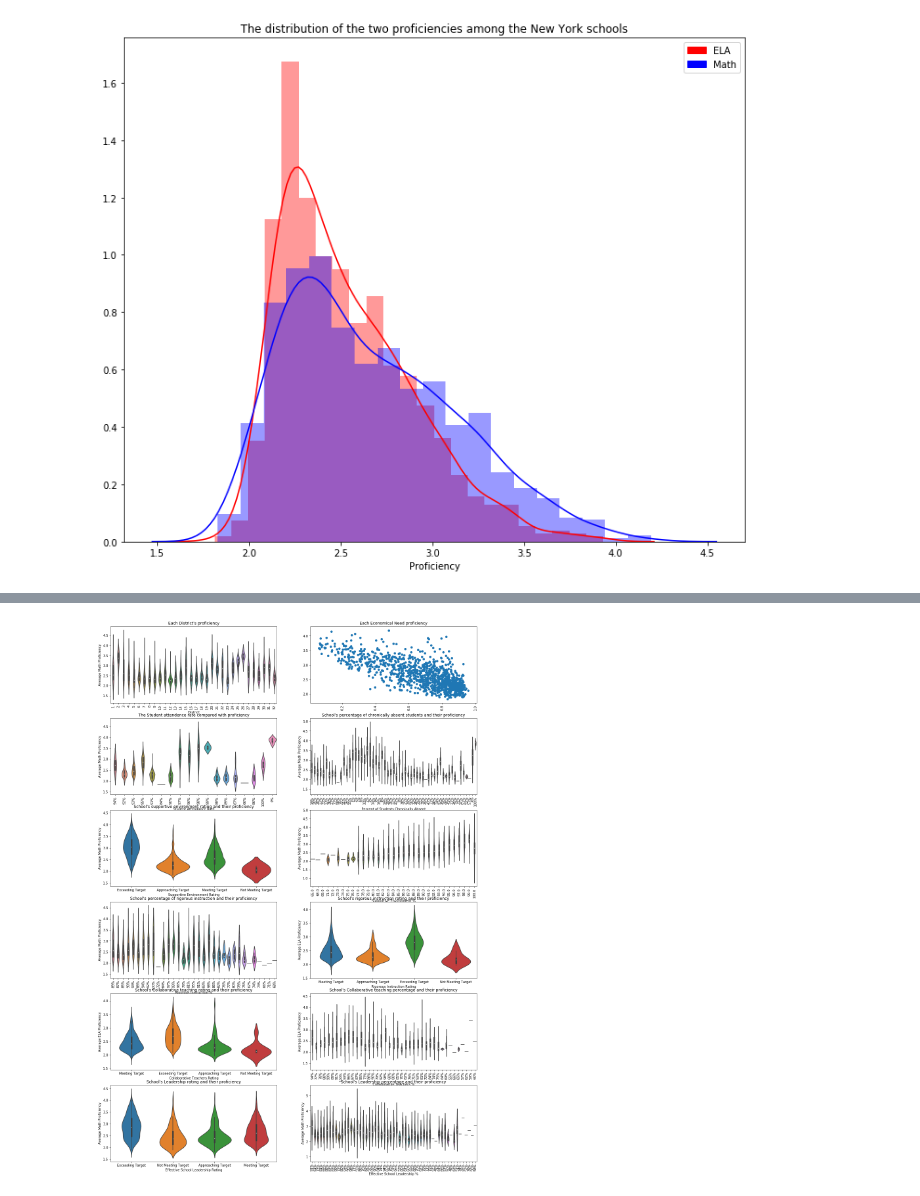
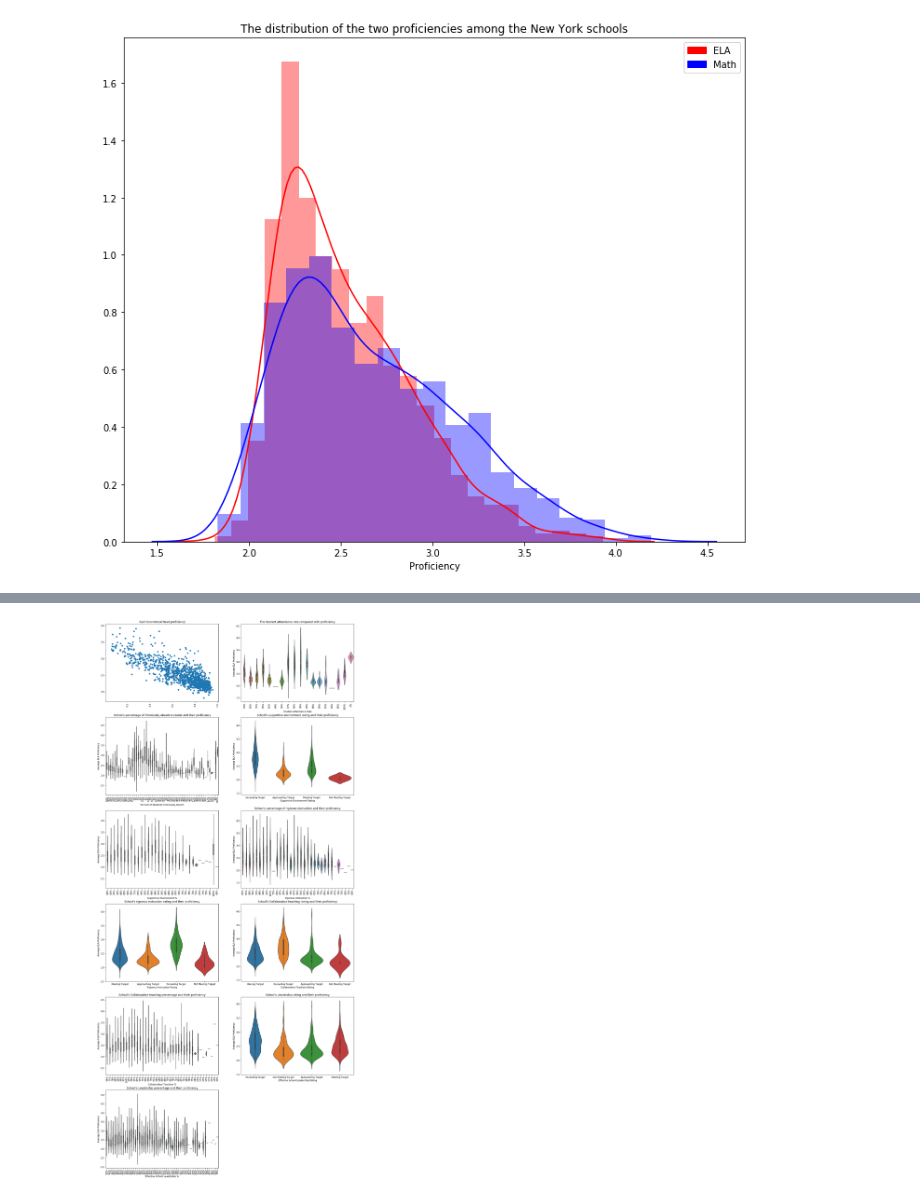
Before and after one commit to efuller11/Thinkful, a Jupyter notebook: Unit 3 Capstone.ipynb, the cells around one changed output, grey strips where cells are left out. Saved outputs shown, nothing was run; the diff lists cells and outputs as text; code cells hidden in the pictures.

```diff
--- a/Unit 3 Capstone.ipynb
+++ b/Unit 3 Capstone.ipynb
@@ -69,0 +172,2 @@ school_df = new_df.dropna(how = 'any')
+# %%
+new_df = df[selected_columns]
@@ -84,3 +188,0 @@ school_df.describe()
-# %%
-school_df['Supportive Environment %'] = school_df['Supportive Environment %'].str.replace('%', '')
-school_df['Supportive Environment %'] = school_df['Supportive Environment %'].astype(float)
@@ -169,60 +340,55 @@ plt.show()
 # %%
-plt.figure(figsize=(20, 30))
+plt.figure(figsize=(20, 45))
 plt.subplot(6,2,1)
-plt.title("Each District's proficiency")
-sns.violinplot(school_df['District'], school_df['Average Math Proficiency'])
+plt.title("Each Economical Need proficiency")
+plt.scatter(school_df['Economic Need Index'], school_df['Average ELA Proficiency'])
 plt.xticks(rotation = 90)
 
 plt.subplot(6,2,2)
-plt.title("Each Economical Need proficiency")
-plt.scatter(school_df['Economic Need Index'], school_df['Average Math Proficiency'])
+plt.title("The Student attendence rate compared with proficiency")
+sns.violinplot(school_df['Student Attendance Rate'], school_df['Average ELA Proficiency'])
 plt.xticks(rotation = 90)
 
 plt.subplot(6,2,3)
-plt.title("The Student attendence rate compared with proficiency")
-sns.violinplot(school_df['Student Attendance Rate'], school_df['Average Math Proficiency'])
+plt.title("School's percentage of chronically absent students and their proficiency")
+sns.violinplot(school_df['Percent of Students Chronically Absent'], school_df['Average ELA Proficiency'])
 plt.xticks(rotation = 90)
 
 plt.subplot(6,2,4)
-plt.title("School's percentage of chronically absent students and their proficiency")
-sns.violinplot(school_df['Percent of Students Chronically Absent'], school_df['Average Math Proficiency'])
+plt.title("School's supportive environment rating and their proficiency")
+sns.violinplot(school_df['Supportive Environment Rating'], school_df['Average ELA Proficiency'])
+
+plt.subplot(6,2,5)
+sns.violinplot(school_df['Supportive Environment %'], school_df['Average ELA Proficiency'])
 plt.xticks(rotation = 90)
 
-plt.subplot(6,2,5)
-plt.title("School's supportive environment rating and their proficiency")
-sns.violinplot(school_df['Supportive Environment Rating'], school_df['Average Math Proficiency'])
-
 plt.subplot(6,2,6)
-sns.violinplot(school_df['Supportive Environment %'], school_df['Average Math Proficiency'])
+plt.title("School's percentage of rigorous instruction and their proficiency")
+sns.violinplot(school_df['Rigorous Instruction %'], school_df['Average ELA Proficiency'])
 plt.xticks(rotation = 90)
 
 plt.subplot(6,2,7)
-plt.title("School's percentage of rigorous instruction and their proficiency")
-sns.violinplot(school_df['Rigorous Instruction %'], school_df['Average Math Proficiency'])
-plt.xticks(rotation = 90)
-
-plt.subplot(6,2,8)
 plt.title("School's rigorous instruction rating and their proficiency")
 sns.violinplot(school_df['Rigorous Instruction Rating'], school_df['Average ELA Proficiency'])
 
-plt.subplot(6,2,9)
+plt.subplot(6,2,8)
 plt.title("School's Collaborative teaching rating and their proficiency")
 sns.violinplot(school_df['Collaborative Teachers Rating'], school_df['Average ELA Proficiency'])
 
-plt.subplot(6,2, 10)
+plt.subplot(6,2, 9)
 plt.title("School's Collaborative teaching percentage and their proficiency")
 sns.violinplot(school_df['Collaborative Teachers %'], school_df['Average ELA Proficiency'])
 plt.xticks(rotation = 90)
 
-plt.subplot(6,2, 11)
+plt.subplot(6,2, 10)
 plt.title("School's Leadership rating and their proficiency")
-sns.violinplot(school_df['Effective School Leadership Rating'], school_df['Average Math Proficiency'])
+sns.violinplot(school_df['Effective School Leadership Rating'], school_df['Average ELA Proficiency'])
 
-plt.subplot(6,2,12)
+plt.subplot(6,2,11)
 plt.title("School's Leadership percentage and their proficiency")
-sns.violinplot(school_df['Effective School Leadership %'], school_df['Average Math Proficiency'])
+sns.violinplot(school_df['Effective School Leadership %'], school_df['Average ELA Proficiency'])
 plt.xticks(rotation = 90)
 
 plt.show()
 # %% [output]
-[figure, old version]
+[figure, new version]
```
Also changed, not shown: parts of 54 cells of this notebook.
